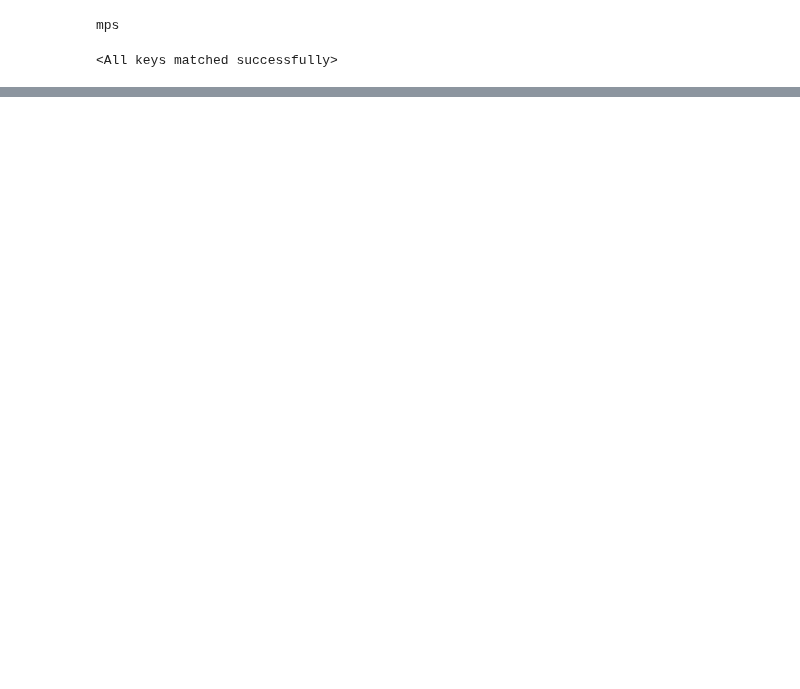
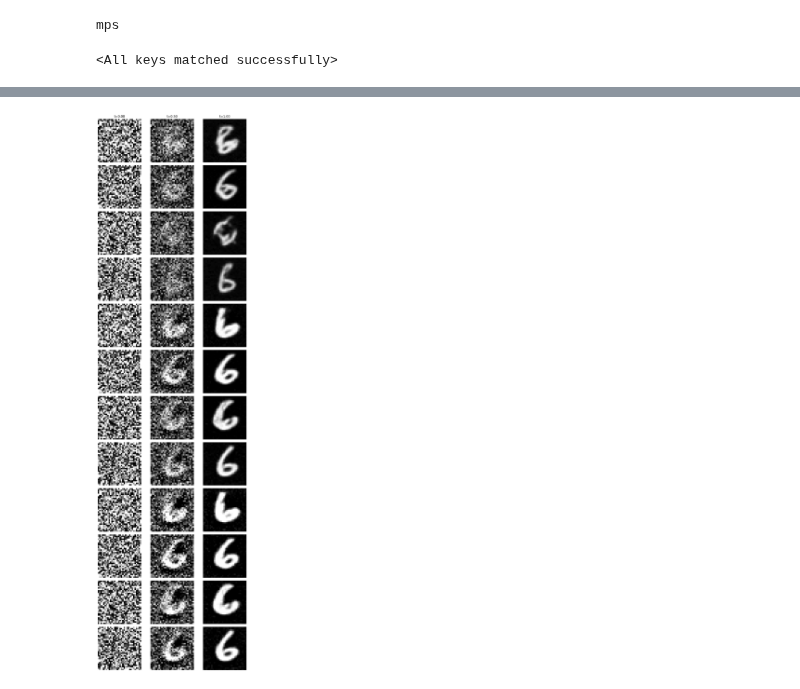
Before and after one commit to chookcurry/flow-matching, a Jupyter notebook: notebooks/mnist/eval.ipynb, the cells around one changed output, grey strips where cells are left out. Cells and saved outputs as stored; diff of their text form; code cells hidden in the pictures; blank space fills up the shorter version.

```diff
--- a/notebooks/mnist/eval.ipynb
+++ b/notebooks/mnist/eval.ipynb
@@ -86,0 +84,74 @@ plt.show()
+# %%
+import torch
+import matplotlib.pyplot as plt
+
+# Settings
+samples_per_class = 4
+num_timesteps = 3
+guidance_scales = [1.0, 3.0, 5.0]
+
+# Sample initial conditions
+y = (
+    torch.tensor([0, 1, 2, 3, 4, 5, 6, 7, 8, 9, 10], dtype=torch.int64)
+    .repeat_interleave(samples_per_class)
+    .to(device)
+)
+num_samples = y.shape[0]
+x0, _ = path.p_simple.sample(num_samples)
+
+# We'll focus on a single class for clarity
+subset_idx = (y == 6).nonzero(as_tuple=True)[0][:samples_per_class]
+x0_subset = x0[subset_idx]
+y_subset = y[subset_idx]
+
+# Create figure
+fig, axes = plt.subplots(
+    len(guidance_scales) * samples_per_class,
+    num_timesteps,
+    figsize=(num_timesteps * 3, len(guidance_scales) * samples_per_class * 2.5),
+)
+
+# Ensure axes is always 2D
+axes = axes.reshape(len(guidance_scales) * samples_per_class, num_timesteps)
+
+for s_idx, w in enumerate(guidance_scales):
+    ode = GuidedNeuralODE(backbone, scale=w, null_class=10)
+    simulator = EulerSimulator(ode)
+
+    ts = (
+        torch.linspace(0, 1, num_timesteps)
+        .view(1, -1, 1, 1, 1)
+        .expand(samples_per_class, -1, 1, 1, 1)
+        .to(device)
+    )
+
+    # Simulate
+    xs = simulator.simulate_with_trajectory(
+        x0_subset, ts, y_subset
+    )  # [samples_per_class, T, C, H, W]
+
+    for sample_idx in range(samples_per_class):
+        for t_idx in range(num_timesteps):
+            img = xs[sample_idx, t_idx]
+            ax = axes[s_idx * samples_per_class + sample_idx, t_idx]
+            ax.imshow(img.permute(1, 2, 0).cpu(), cmap="gray", vmin=-1, vmax=1)
+            ax.axis("off")
+
+            # Label time at top row
+            if s_idx == 0 and sample_idx == 0:
+                ax.set_title(f"t={t_idx / (num_timesteps - 1):.2f}", fontsize=12)
+
+        # Label sample index on the left
+        row_ax = axes[s_idx * samples_per_class + sample_idx, 0]
+        row_ax.set_ylabel(
+            f"$w={w:.1f}$\nsample {sample_idx + 1}",
+            fontsize=10,
+            rotation=0,
+            labelpad=40,
+            va="center",
+        )
+
+plt.tight_layout()
+plt.show()
+# %% [output]
+[figure, added]
```
Also changed, not shown: parts of 3 cells of this notebook, 5 other files.
